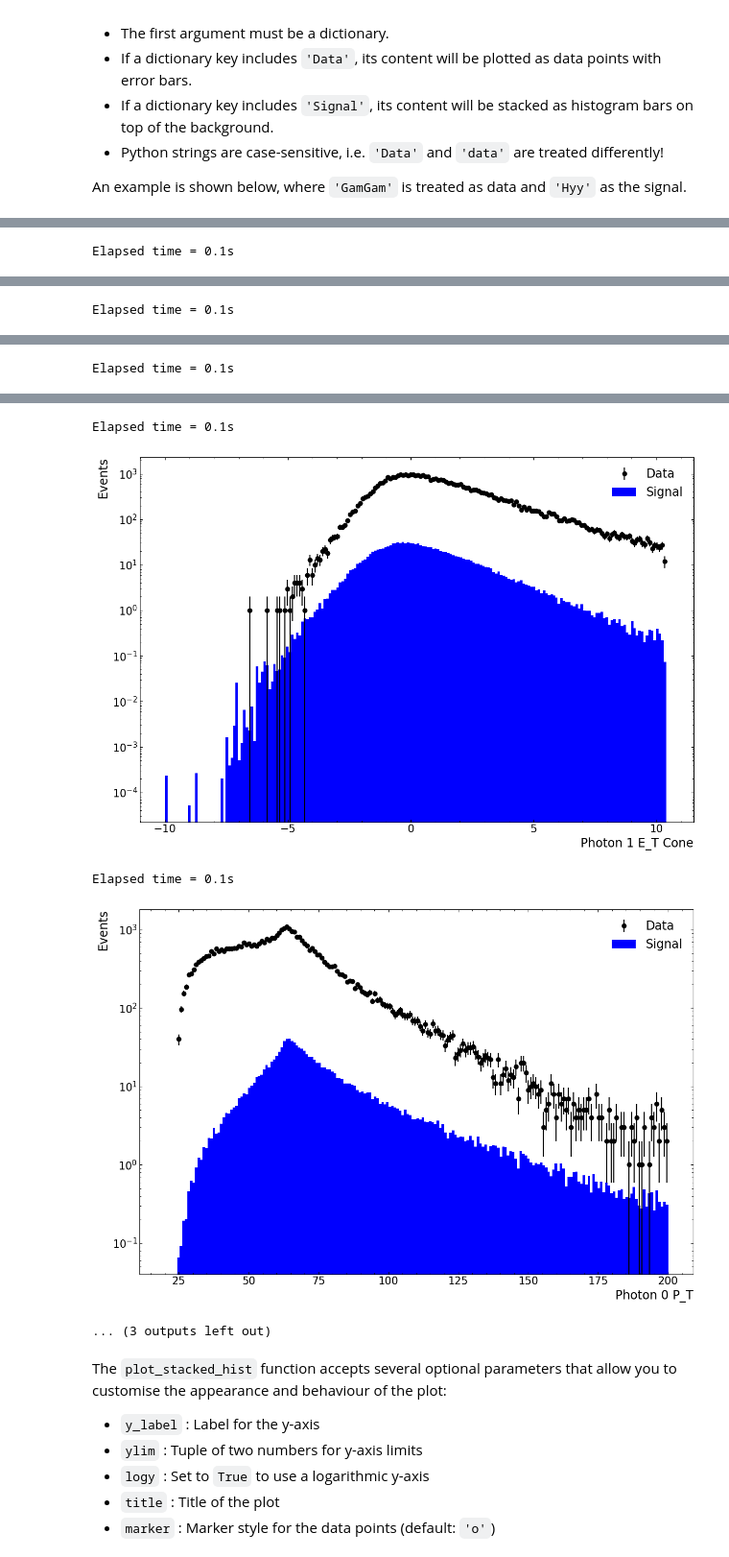
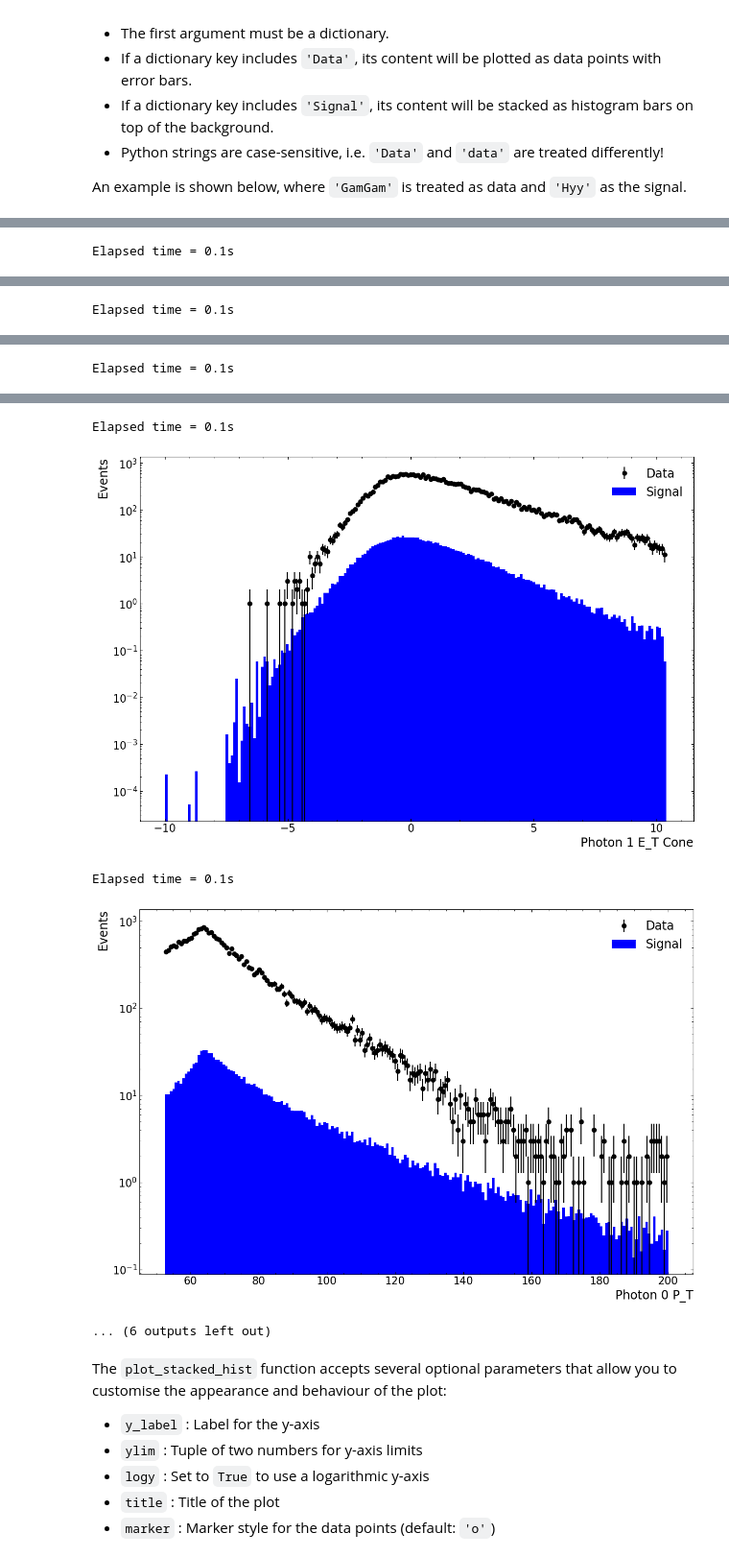
Before and after one commit to Hello-World123456789/Higgs-Experiment, a Jupyter notebook: HyyLabNotebook.ipynb, the cells around one changed output, grey strips where cells are left out. Shown at 96% size. Drawn from its saved outputs; the diff is of its cells as text; code cells hidden in the pictures.

```diff
--- a/HyyLabNotebook.ipynb
+++ b/HyyLabNotebook.ipynb
@@ -426,10 +439,10 @@ def yy_cut(data):
 
     mask_real = (data['photon_isLooseIso'][:, 0] == 1) & (data['photon_isLooseIso'][:, 1] == 1)
     data = data[mask_real]
-    '''
-    mask_real = (data['photon_pt'][:, 0] >= 1) & (data['photon_pt'][:, 1] >= 1)
+
+    mask_real = (data['photon_pt'][:, 0] >= 52.49517161) & (data['photon_pt'][:, 1] >= 29.93194715)
     data = data[mask_real]
-    '''
+
     # Isolation variables
     data['photon0_iso_cone1'] = data['photon_ptcone20'][:, 0]
     data['photon1_iso_cone1'] = data['photon_ptcone20'][:, 1]
@@ -666,7 +679,7 @@ plot_variable = 'photon0_pt'
 
 # Define plot appearance
 color_list = ['k', 'b'] # Black (data), blue (signal)
-xmin, xmax = 20, 200 # Define histogram bin range and x-axis limits
+xmin, xmax = 52.49517161, 200 # Define histogram bin range and x-axis limits
 num_bins = 200 # Number of histogram bins
 x_label = '' # x-axis label
 
@@ -678,7 +691,7 @@ plot_variable = 'photon1_pt'
 
 # Define plot appearance
 color_list = ['k', 'b'] # Black (data), blue (signal)
-xmin, xmax = 20, 200 # Define histogram bin range and x-axis limits
+xmin, xmax = 29.93194715, 200 # Define histogram bin range and x-axis limits
 num_bins = 200 # Number of histogram bins
 x_label = '' # x-axis label
 
@@ -708,7 +721,7 @@ x_label = '' # x-axis label
 
 # Plot the histogram
 fig, hists = plot_stacked_hist(plot_dict, plot_variable, color_list, num_bins, xmin, xmax, x_label, logy=True, save_fig=True, fig_name="Sec7_3_photon1_shape")
-
+'''
 # Variable to plot on the x-axis
 plot_variable = 'photon0_eta'
 
@@ -732,5 +745,4 @@ x_label = '' # x-axis label
 
 # Plot the histogram
 fig, hists = plot_stacked_hist(plot_dict, plot_variable, color_list, num_bins, xmin, xmax, x_label, logy=True, save_fig=True, fig_name="Sec7_3_photon1_eta")
-'''
 # %% [output]
@@ -748,8 +760,8 @@ Elapsed time = 0.1s
 Elapsed time = 0.1s
-[figure, old version]
+[figure, new version]
 Elapsed time = 0.1s
-[figure, old version]
+[figure, new version]
-... (3 outputs left out)
+... (6 outputs left out)
 # %% [markdown]
 The `plot_stacked_hist` function accepts several optional parameters that allow you to customise the appearance and behaviour of the plot:
 - `y_label` : Label for the y-axis
```
Also changed, not shown: parts of 3 cells of this notebook.
